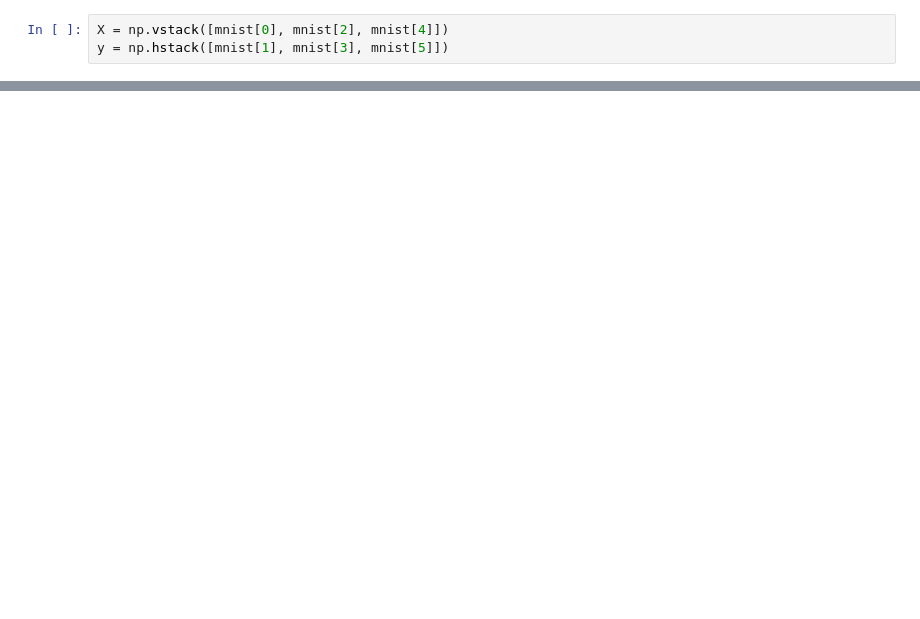
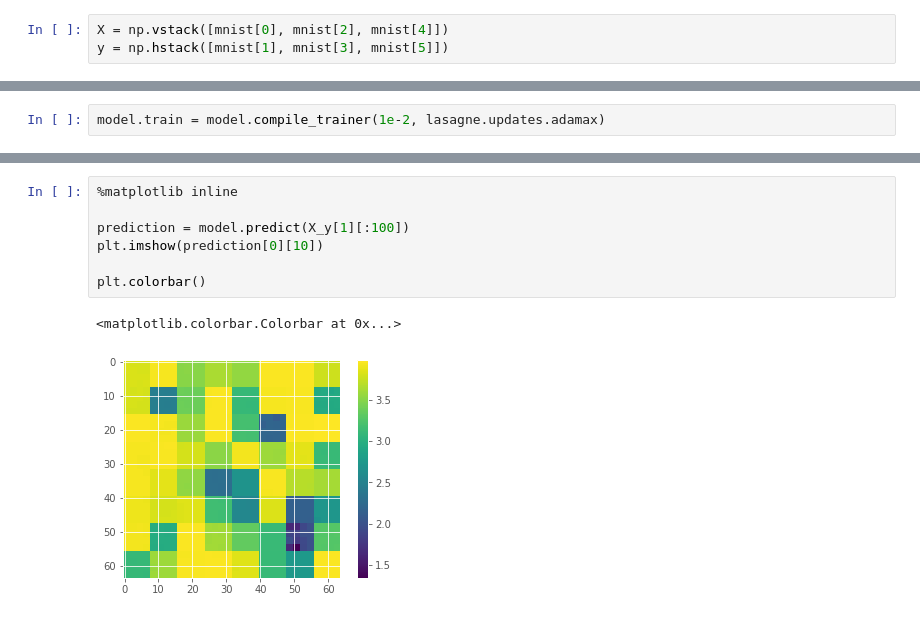
Before and after one commit to Aelphy/buldozer_revenge, a Jupyter notebook: evals/TreeNet.ipynb, the cells around one changed output, grey strips where cells are left out. Cells and saved outputs as stored; diff of their text form; blank space fills up the shorter version.

```diff
--- a/evals/TreeNet.ipynb
+++ b/evals/TreeNet.ipynb
@@ -123,0 +301,2 @@ array([[ 0.        ,  0.        ,  0.        ,  0.        ,  0.        ,
+# %%
+model.train = model.compile_trainer(1e-2, lasagne.updates.adamax)
@@ -123,0 +315,10 @@ array([[ 0.        ,  0.        ,  0.        ,  0.        ,  0.        ,
+# %%
+%matplotlib inline
+
+prediction = model.predict(X_y[1][:100])
+plt.imshow(prediction[0][10])
+
+plt.colorbar()
+# %% [output]
+<matplotlib.colorbar.Colorbar at 0x...>
+[figure, added]
```
Also changed, not shown: parts of 41 cells of this notebook, 3 other files.
